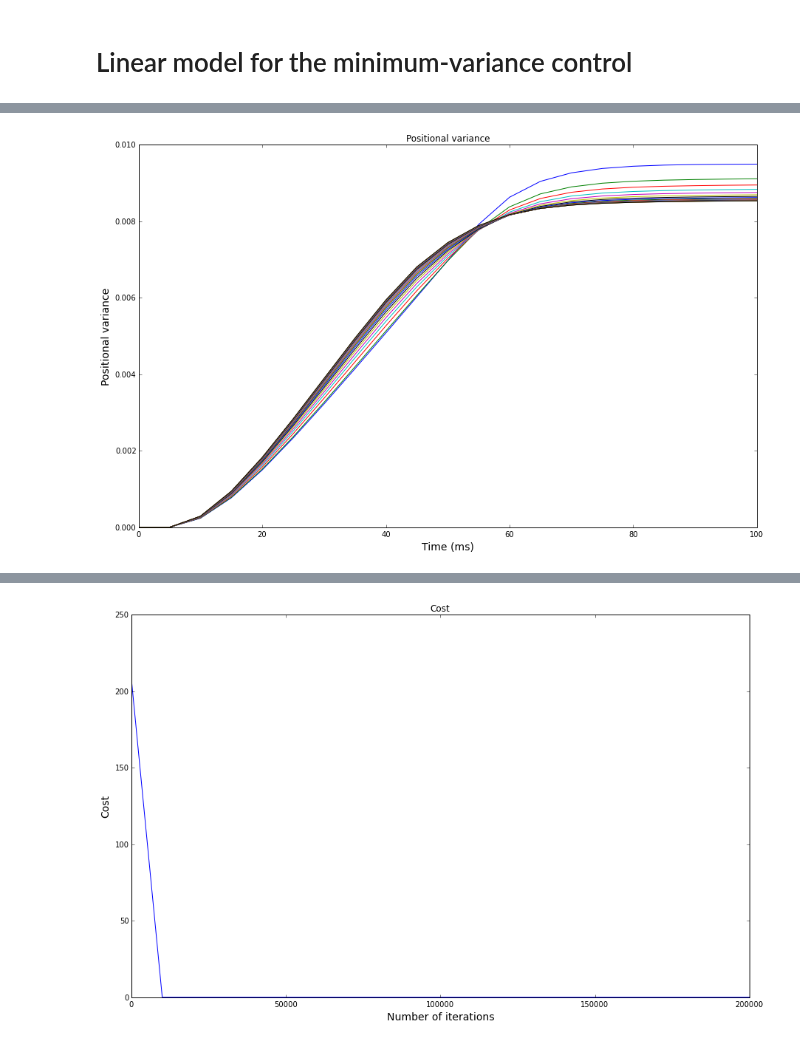
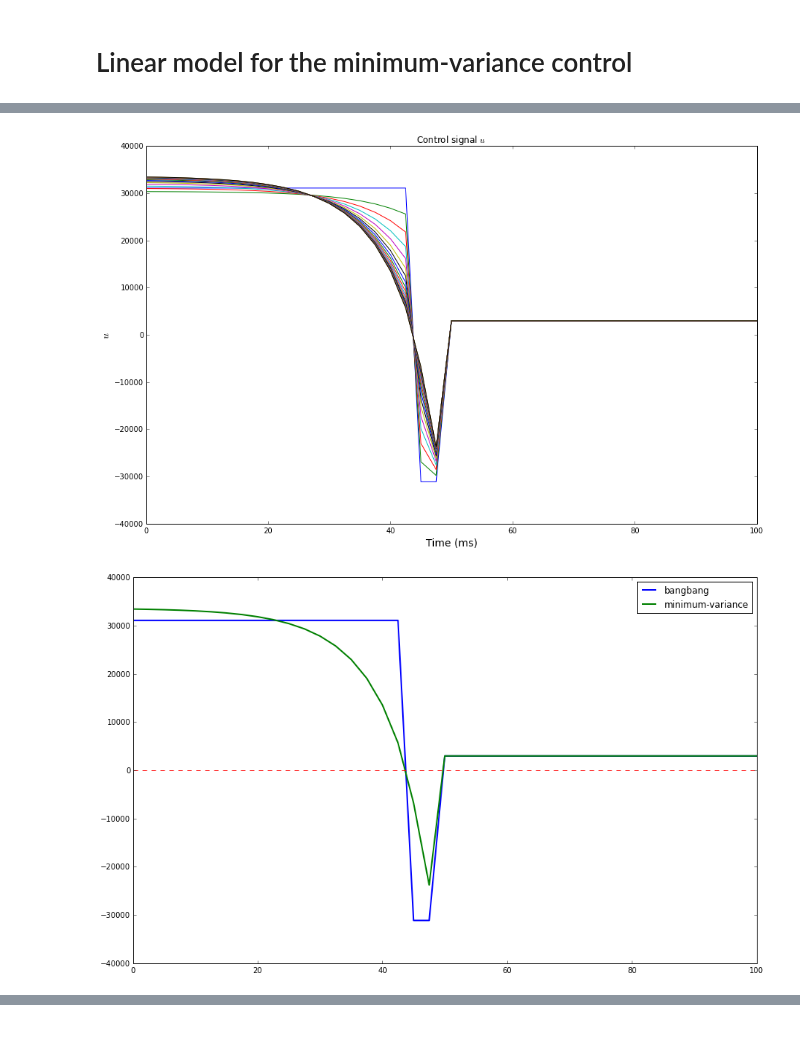
Before and after one commit to AnaideT/OptimalPrecision, a Jupyter notebook: 2017-05-31 Automation of the learning process.ipynb, the cells around one changed output, grey strips where cells are left out. Drawn from its saved outputs; the diff is of its cells as text; code cells hidden in the pictures.

```diff
--- a/2017-05-31 Automation of the learning process.ipynb
+++ b/2017-05-31 Automation of the learning process.ipynb
@@ -68,4 +58,8 @@ plot_velocity(record.velocity, m.record_each, m.n_iter, m.t_T, m.t_R, m.dt)
+# %%
+m = MinimumVarianceControl(dt = 0.0025, k = 0.0005, xT = np.array([10,0]), n_iter = 500000,record_each = 25000, eta=800000, v=30.)
+u,record=control_learning(dt = 0.0025, k = 0.0005, xT = np.array([10,0]), n_iter = 500000, record_each = 25000, eta=800000, v=30.)
 # %%
-plot_variance(record.variance, m.record_each, m.n_iter, m.t_T, m.t_R, m.dt)
+all_plots(record, m.record_each, m.n_iter, m.t_T, m.t_R, m.dt, m.xT, m.v)
 # %% [output]
-[figure, old version]
+[figure, new version]
+[figure, added]
@@ -72,4 +73,0 @@ plot_variance(record.variance, m.record_each, m.n_iter, m.t_T, m.t_R, m.dt)
-# %%
-plot_cost(record_cost, m.record_each, m.n_iter)
-# %% [output]
-[figure, removed]
```
Also changed, not shown: parts of 15 cells of this notebook, 5 other files.
